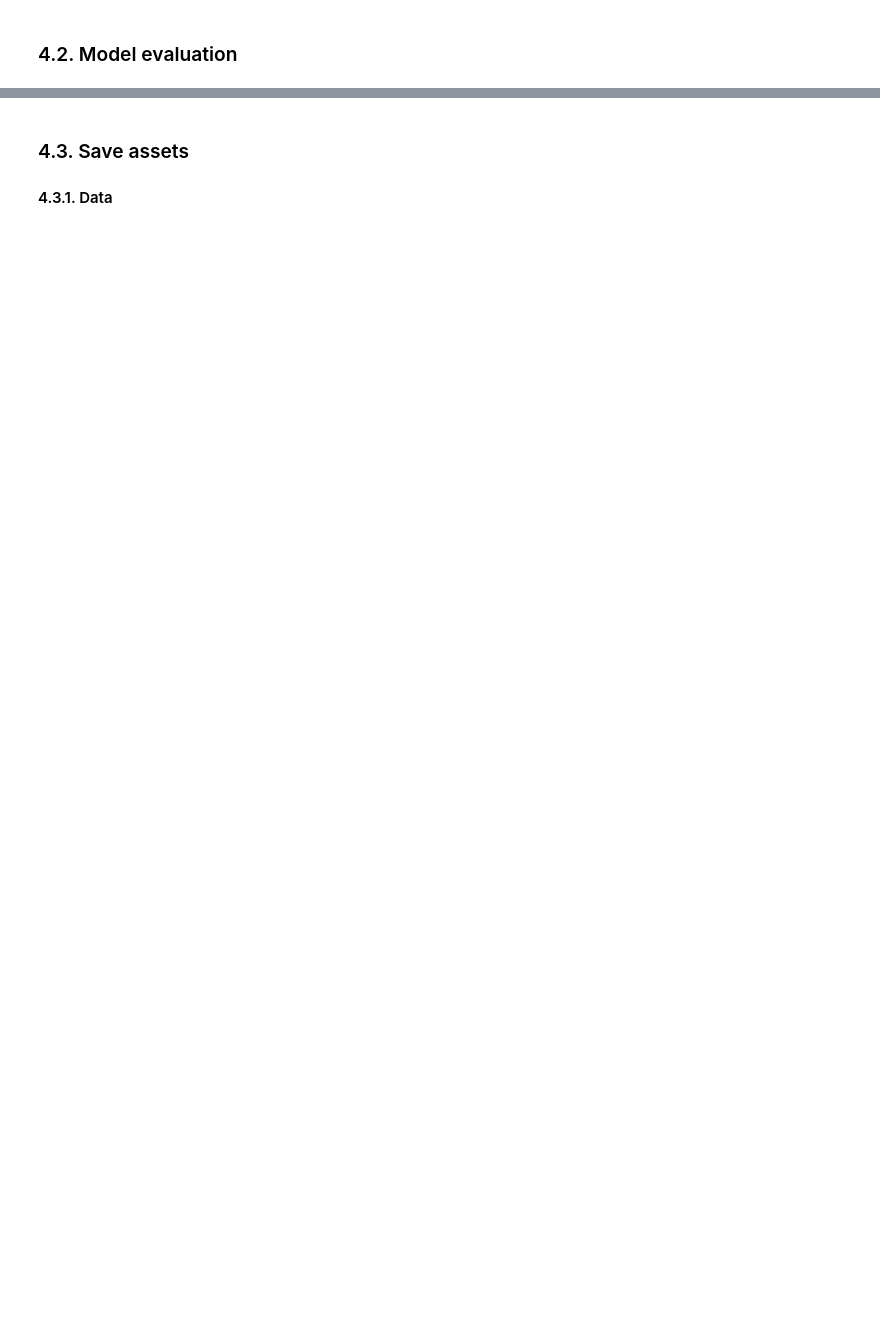
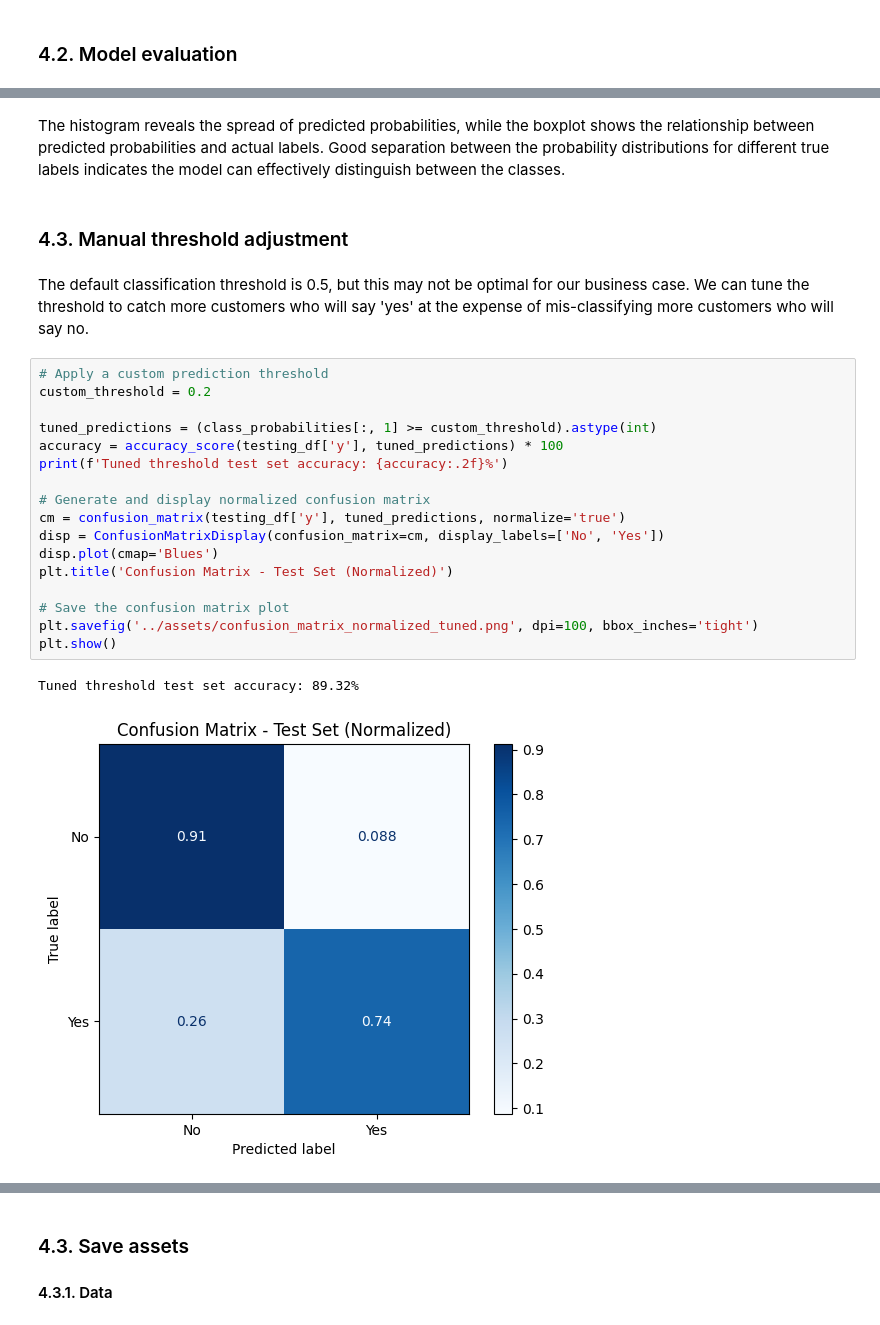
Before and after one commit to 4GeeksAcademy/gperdrizet-logistic-regression-project, a Jupyter notebook: notebooks/solution.ipynb, the cells around one changed output, grey strips where cells are left out. Cells and saved outputs as stored; diff of their text form; blank space fills up the shorter version.

```diff
--- a/notebooks/solution.ipynb
+++ b/notebooks/solution.ipynb
@@ -296,0 +342,26 @@ plt.show()
+# %% [markdown]
+The histogram reveals the spread of predicted probabilities, while the boxplot shows the relationship between predicted probabilities and actual labels. Good separation between the probability distributions for different true labels indicates the model can effectively distinguish between the classes.
+# %% [markdown]
+### 4.3. Manual threshold adjustment
+# %% [markdown]
+The default classification threshold is 0.5, but this may not be optimal for our business case. We can tune the threshold to catch more customers who will say 'yes' at the expense of mis-classifying more customers who will say no.
+# %%
+# Apply a custom prediction threshold
+custom_threshold = 0.2
+
+tuned_predictions = (class_probabilities[:, 1] >= custom_threshold).astype(int)
+accuracy = accuracy_score(testing_df['y'], tuned_predictions) * 100
+print(f'Tuned threshold test set accuracy: {accuracy:.2f}%')
+
+# Generate and display normalized confusion matrix
+cm = confusion_matrix(testing_df['y'], tuned_predictions, normalize='true')
+disp = ConfusionMatrixDisplay(confusion_matrix=cm, display_labels=['No', 'Yes'])
+disp.plot(cmap='Blues')
+plt.title('Confusion Matrix - Test Set (Normalized)')
+
+# Save the confusion matrix plot
+plt.savefig('../assets/confusion_matrix_normalized_tuned.png', dpi=100, bbox_inches='tight')
+plt.show()
+# %% [output]
+Tuned threshold test set accuracy: 89.32%
+[figure, added]
```
Also changed, not shown: parts of 22 cells of this notebook, 4 other files.
